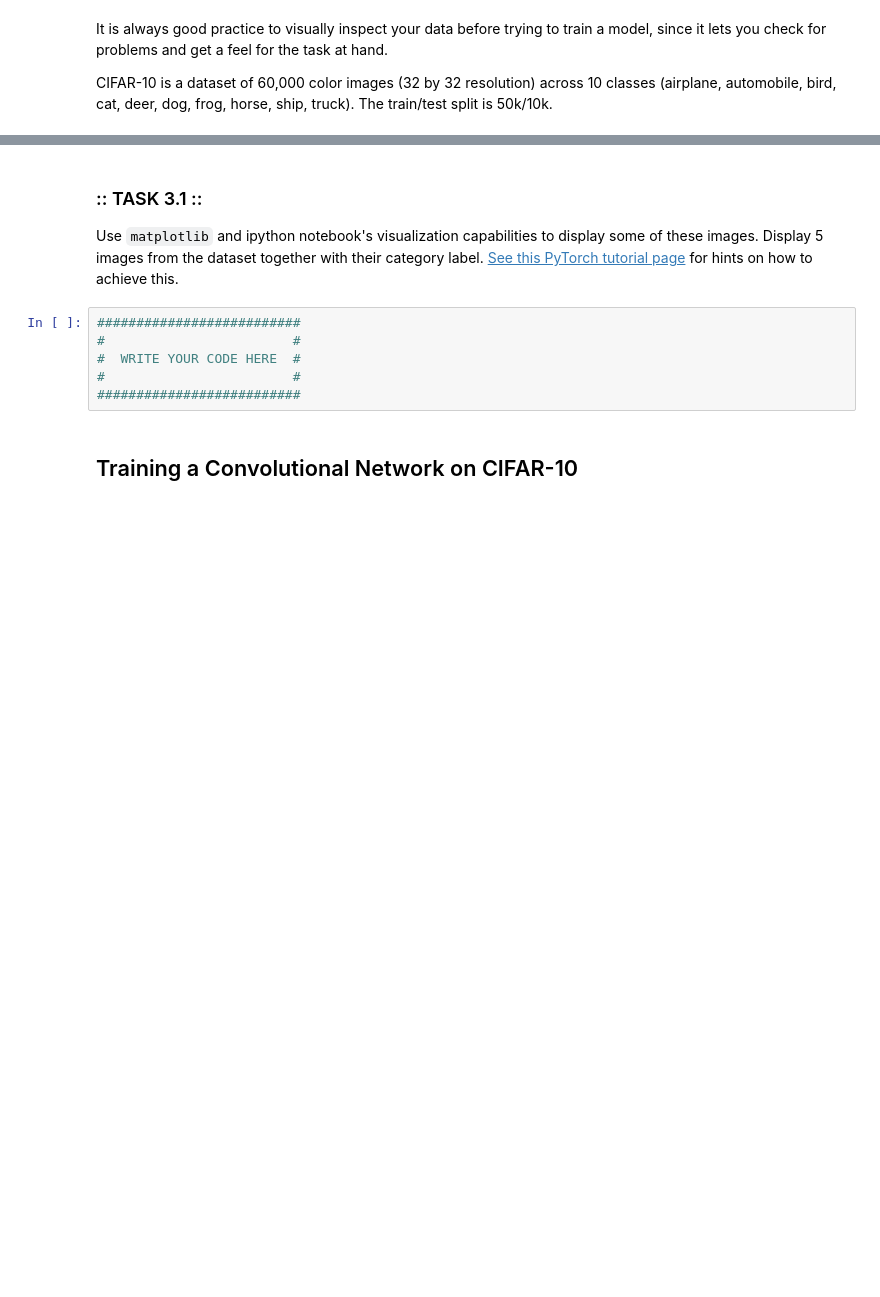
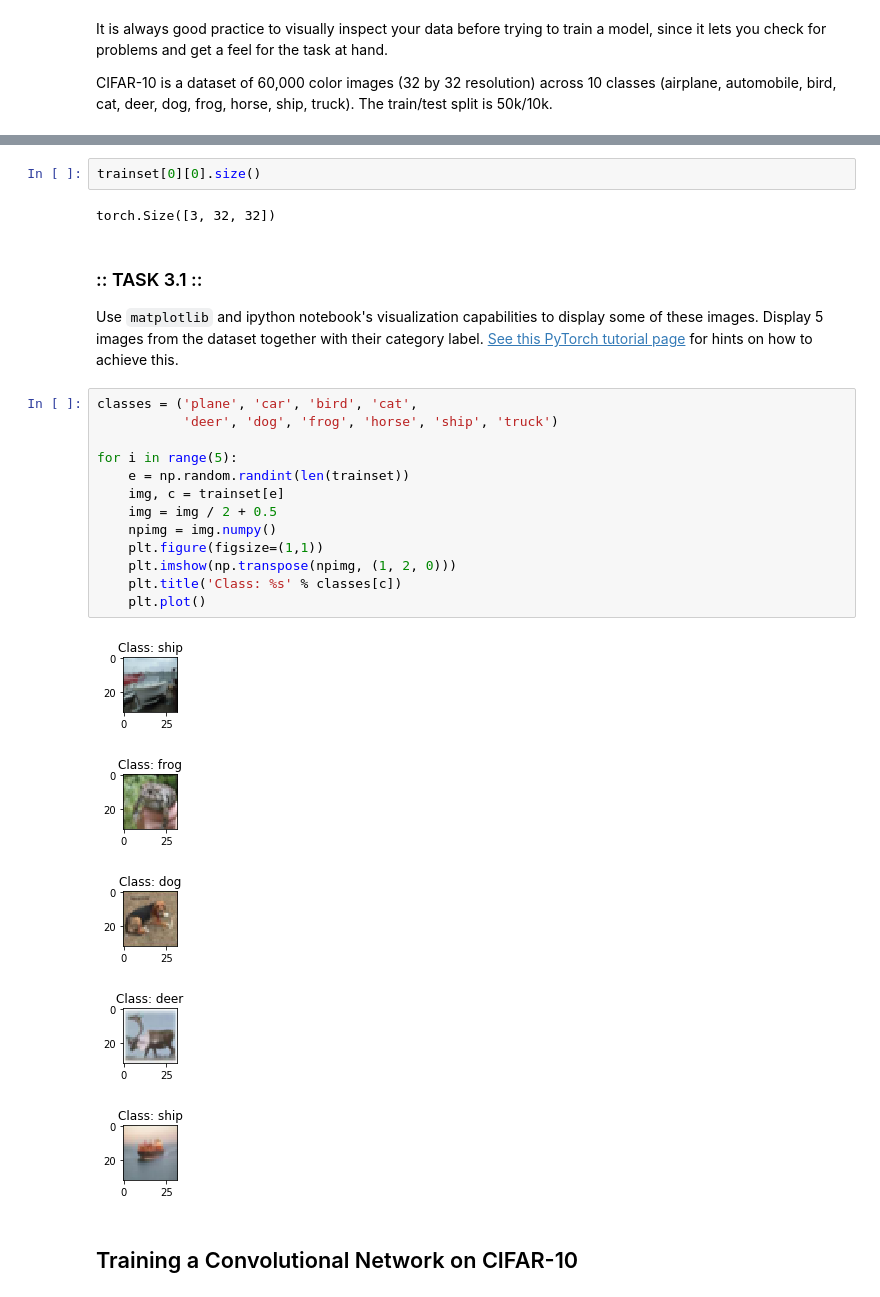
Before and after one commit to raphaelavalos/object-recognition, a Jupyter notebook: A2/A2.ipynb, the cells around one changed output, grey strips where cells are left out. Cells and saved outputs as stored; diff of their text form; blank space fills up the shorter version.

```diff
--- a/A2/A2.ipynb
+++ b/A2/A2.ipynb
@@ -731,13 +836,30 @@ test_loader  = torch.utils.data.DataLoader(testset, batch_size=batch_size, shuff
+# %%
+trainset[0][0].size()
+# %% [output]
+torch.Size([3, 32, 32])
 # %% [markdown]
 ### :: TASK 3.1 ::
 
 Use `matplotlib` and ipython notebook's visualization capabilities to display some of these images. Display 5 images from the dataset together with their category label. [See this PyTorch tutorial page](http://pytorch.org/tutorials/beginner/blitz/cifar10_tutorial.html#sphx-glr-beginner-blitz-cifar10-tutorial-py) for hints on how to achieve this.
-# %%
-##########################
-#                        #
-#  WRITE YOUR CODE HERE  #
-#                        #
-##########################
+# %%
+classes = ('plane', 'car', 'bird', 'cat',
+           'deer', 'dog', 'frog', 'horse', 'ship', 'truck')
+
+for i in range(5):
+    e = np.random.randint(len(trainset))
+    img, c = trainset[e]
+    img = img / 2 + 0.5
+    npimg = img.numpy()
+    plt.figure(figsize=(1,1))
+    plt.imshow(np.transpose(npimg, (1, 2, 0)))
+    plt.title('Class: %s' % classes[c])
+    plt.plot()
+# %% [output]
+[figure, added]
+[figure, added]
+[figure, added]
+[figure, added]
+[figure, added]
 # %% [markdown]
 
 ## Training a Convolutional Network on CIFAR-10
```
Also changed, not shown: parts of 37 cells of this notebook.
